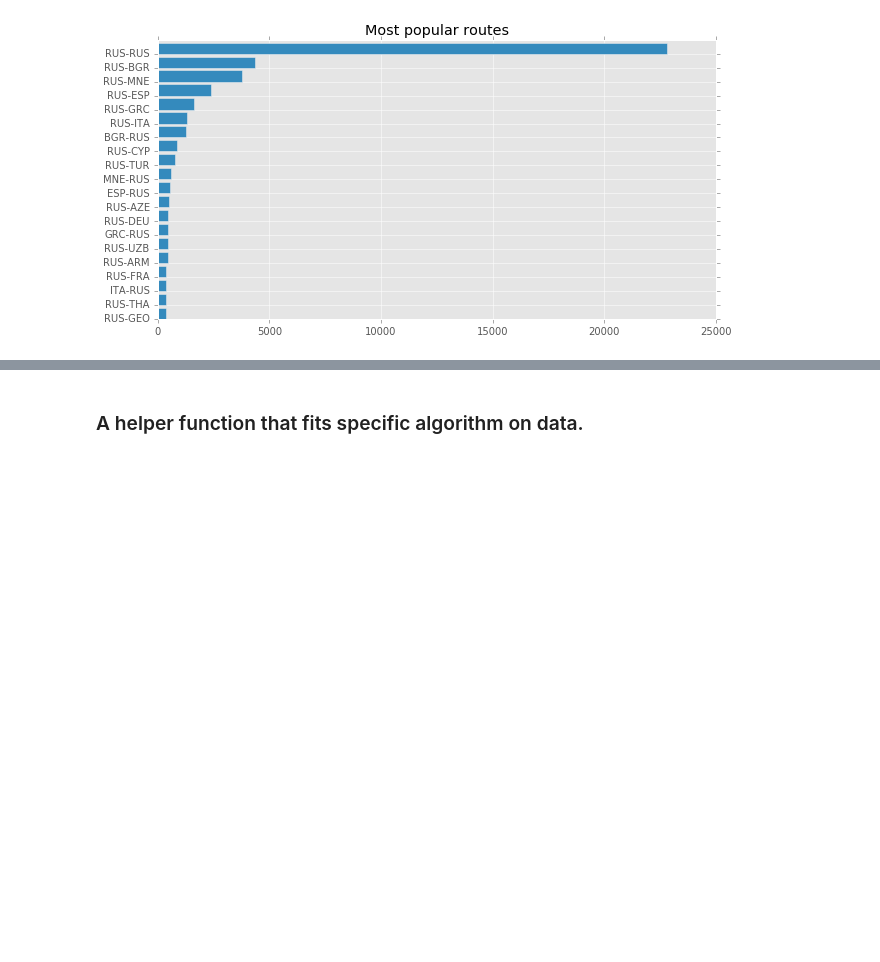
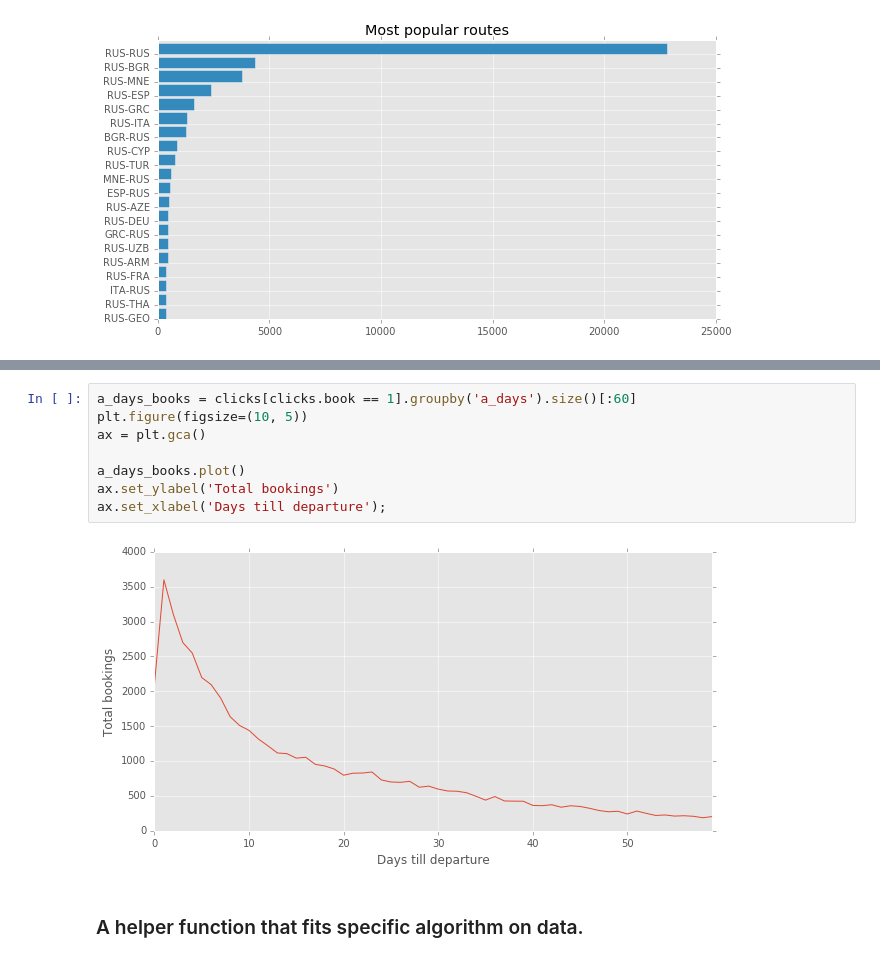
Before and after one commit to tema-popov/clicks, a Jupyter notebook: clicks.ipynb, the cells around one changed output, grey strips where cells are left out. Drawn from its saved outputs; the diff is of its cells as text; blank space fills up the shorter version.

```diff
--- a/clicks.ipynb
+++ b/clicks.ipynb
@@ -69,3 +80,13 @@ plt.yticks(np.arange(len(most_popular)), most_popular.from_to);
+# %%
+a_days_books = clicks[clicks.book == 1].groupby('a_days').size()[:60]
+plt.figure(figsize=(10, 5))
+ax = plt.gca()
+
+a_days_books.plot()
+ax.set_ylabel('Total bookings')
+ax.set_xlabel('Days till departure');
+# %% [output]
+[figure, added]
 # %% [markdown]
 ### A helper function that fits specific algorithm on data.
 # %%
```
Also changed, not shown: parts of 2 cells of this notebook.
